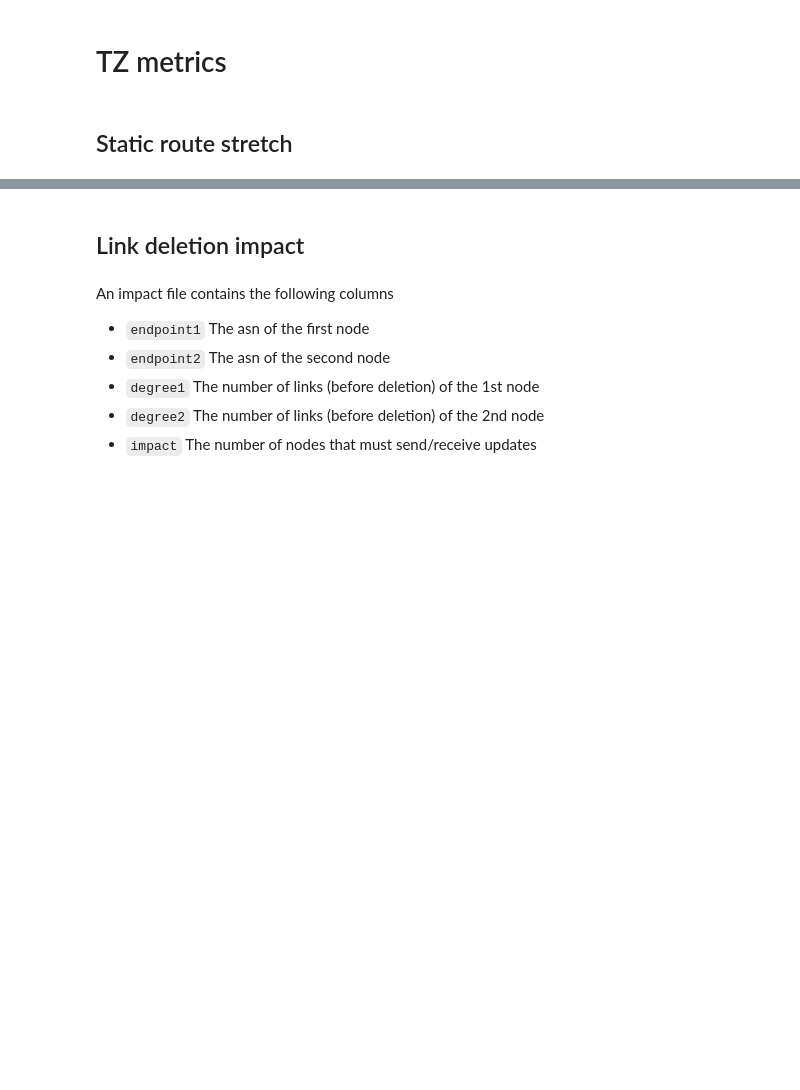
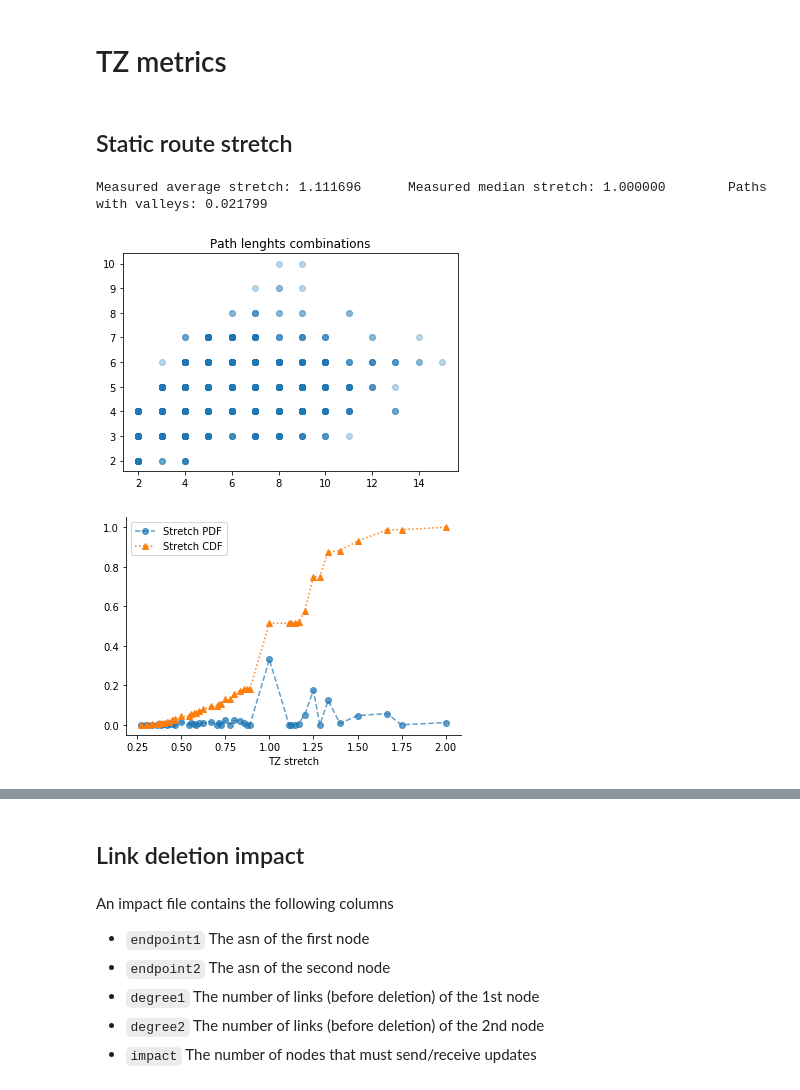
Before and after one commit to dedis/student_20_compactInternet, a Jupyter notebook: TZ_metrics.ipynb, the cells around one changed output, grey strips where cells are left out. Drawn from its saved outputs; the diff is of its cells as text; code cells hidden in the pictures; blank space fills up the shorter version.

```diff
--- a/TZ_metrics.ipynb
+++ b/TZ_metrics.ipynb
@@ -12,3 +12,36 @@ import math
 def import_stretch(filename):
     df = pd.read_csv(filename, names=["baseline_stretch", "audited_stretch", "respects_no_valley"])
     return df
+# %%
+def crunch_stretch(filename):
+    pandas_data = import_stretch(filename)
+    static_stretch = pandas_data.to_numpy()
+
+    # Filter out paths with same origin and destination
+    static_stretch = static_stretch[static_stretch[:,0] > 0,:]
+
+    plt.scatter(static_stretch[:,0], static_stretch[:,1], alpha=.3)
+    plt.title("Path lenghts combinations")
+
+    stretches = static_stretch[:,1].astype(float) / static_stretch[:,0]
+    stretch_distr = np.sort(stretches)
+
+    print("Measured average stretch: %f\tMeasured median stretch: %f\t Paths with valleys: %f\n" % (np.average(stretches), np.median(stretches), np.average(static_stretch[:,2])))
+
+    stretch_distr = np.array([[x[0], x.shape[0]] for x in np.split(stretch_distr, np.unique(stretch_distr, return_index=True)[1])[1:]])
+    stretch_distr[:,1] = stretch_distr[:,1] / float(static_stretch.shape[0])
+
+    plt.figure()
+    plt.xlabel("TZ stretch")
+    plt.gca().spines['top'].set_visible(False)
+    plt.gca().spines['right'].set_visible(False)
+    plt.plot(stretch_distr[:,0], stretch_distr[:,1], '--o', alpha=.7, label="Stretch PDF")
+    plt.plot(stretch_distr[:,0], np.cumsum(stretch_distr[:,1]), ':^', label="Stretch CDF")
+    #plt.vlines(1.1, ymin=0, ymax=1, linestyles='dashed', colors=['green'])
+    plt.legend()
+# %%
+crunch_stretch("./simulation/data/full-GR-stretch-4000.csv")
+# %% [output]
+Measured average stretch: 1.111696      Measured median stretch: 1.000000        Paths with valleys: 0.021799
+[figure, added]
+[figure, added]
```
Also changed, not shown: parts of 14 cells of this notebook, 12 other files.
